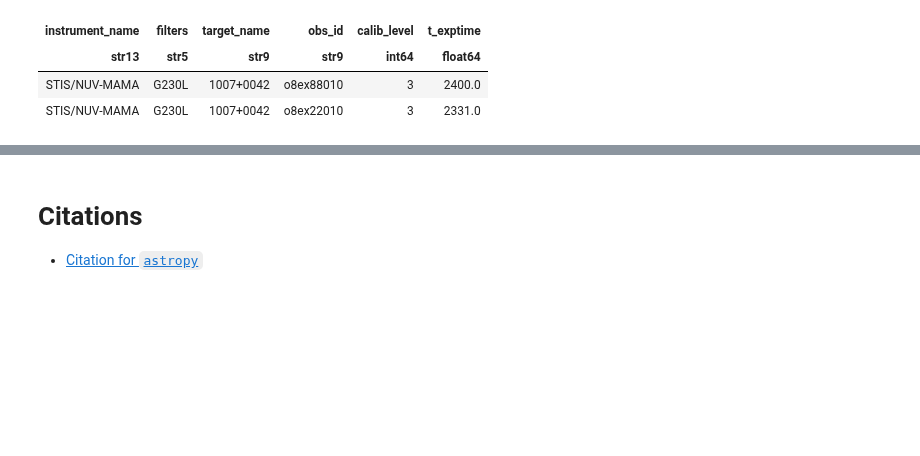
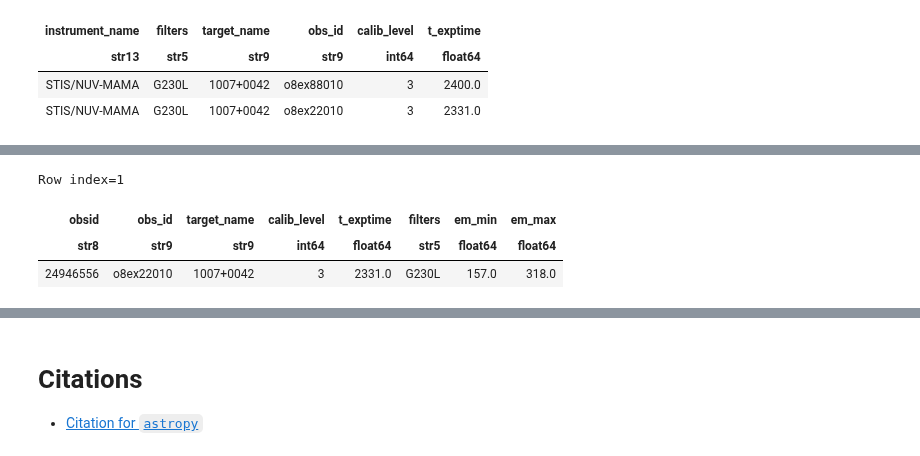
Before and after one commit to ScienceBetter/notebooks-stsci, a Jupyter notebook: notebooks/MAST/ultrafaint_dwarf_galaxy_search/ultrafaint_dwarf_galaxy_search.ipynb, the cells around one changed output, grey strips where cells are left out. Cells and saved outputs as stored; diff of their text form; code cells hidden in the pictures; blank space fills up the shorter version.

```diff
--- a/notebooks/MAST/ultrafaint_dwarf_galaxy_search/ultrafaint_dwarf_galaxy_search.ipynb
+++ b/notebooks/MAST/ultrafaint_dwarf_galaxy_search/ultrafaint_dwarf_galaxy_search.ipynb
@@ -501,0 +414,11 @@ KeyError: "Keyword 'FLUX' not found."
+# %%
+g230L_table = hst_table['obsid','obs_id','target_name','calib_level',
+                        't_exptime','filters','em_min','em_max'][hst_table['filters']=='G230L']
+
+sel_table = g230L_table[np.argmin(g230L_table['t_exptime'])]
+sel_table
+# %% [output]
+Row index=1
+| obsid | obs_id | target_name | calib_level | t_exptime | filters | em_min | em_max |
+| str8 | str9 | str9 | int64 | float64 | str5 | float64 | float64 |
+| 24946556 | o8ex22010 | 1007+0042 | 3 | 2331.0 | G230L | 157.0 | 318.0 |
```
Also changed, not shown: parts of 32 cells of this notebook, 2 other files.
